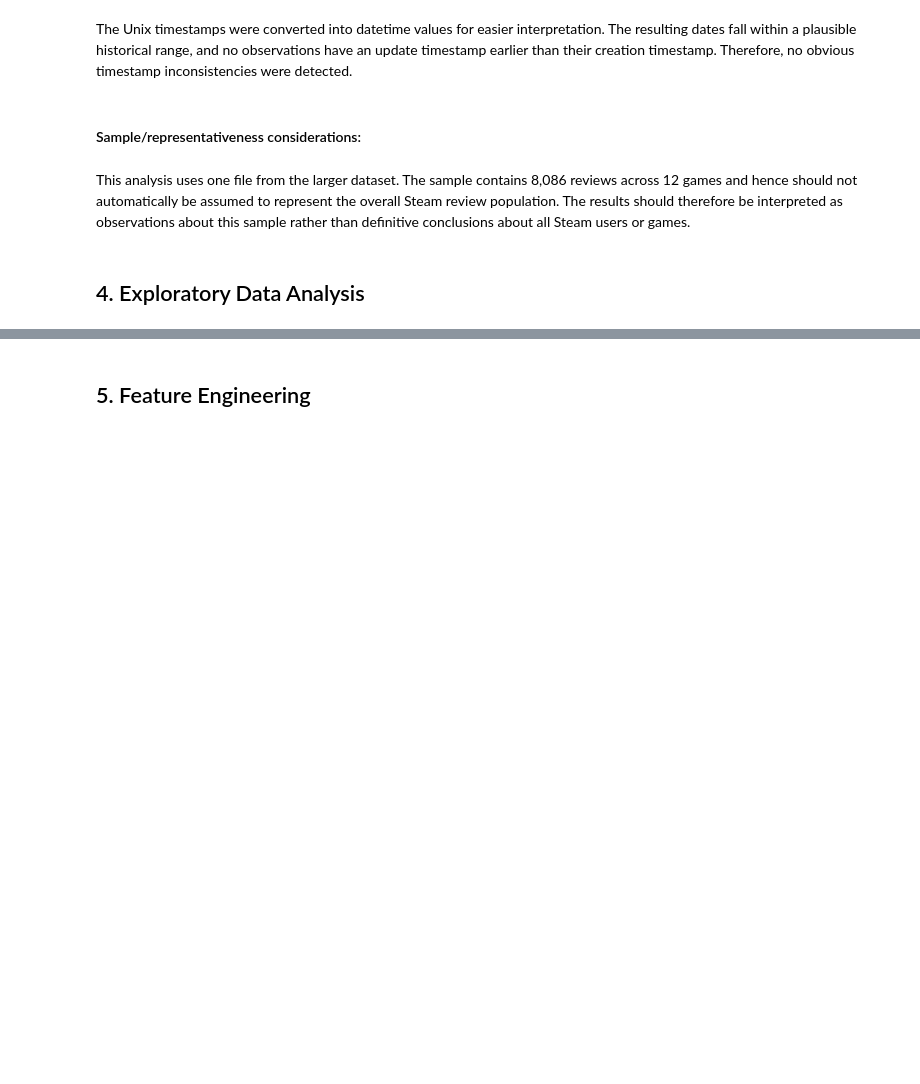
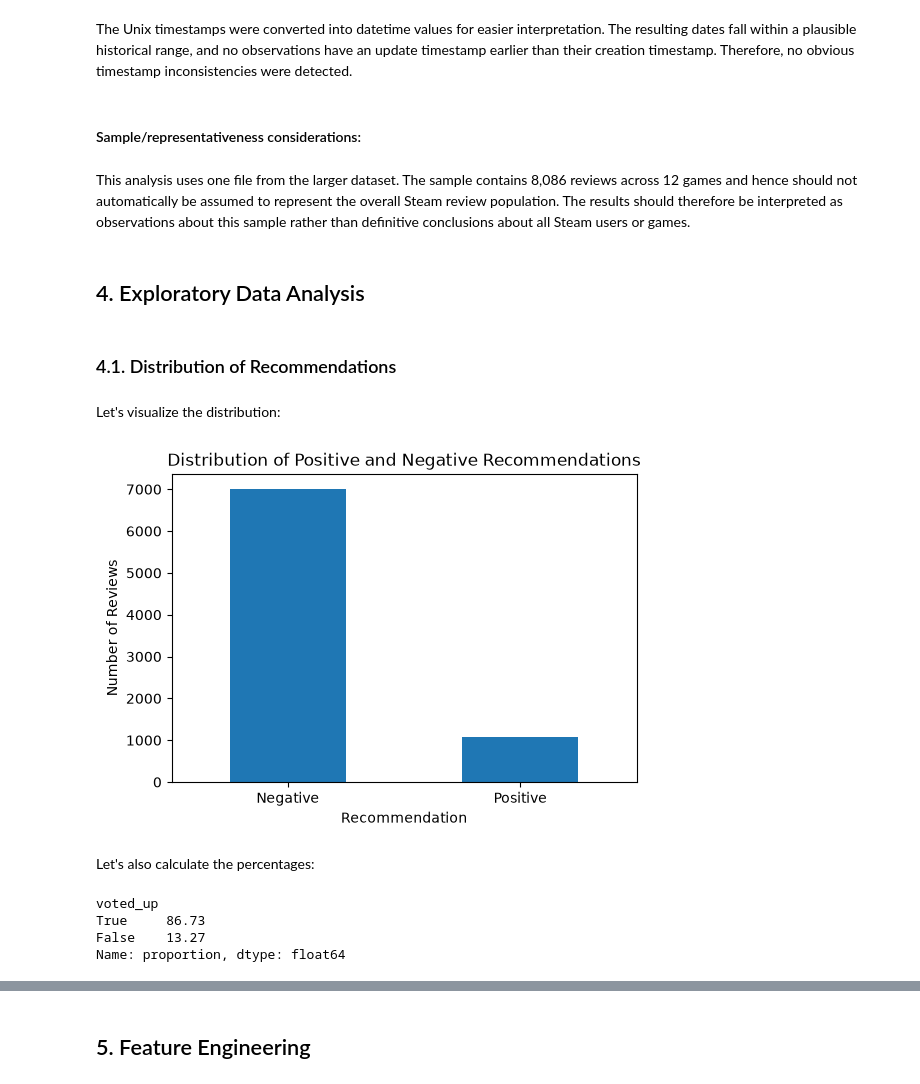
Before and after one commit to NamKhanh2006/steam-reviews-project, a Jupyter notebook: notebooks/steam_reviews_analysis.ipynb, the cells around one changed output, grey strips where cells are left out. Cells and saved outputs as stored; diff of their text form; code cells hidden in the pictures; blank space fills up the shorter version.

```diff
--- a/notebooks/steam_reviews_analysis.ipynb
+++ b/notebooks/steam_reviews_analysis.ipynb
@@ -448,3 +448,43 @@ The Unix timestamps were converted into datetime values for easier interpretatio
 This analysis uses one file from the larger dataset. The sample contains 8,086 reviews across 12 games and hence should not automatically be assumed to represent the overall Steam review population. The results should therefore be interpreted as observations about this sample rather than definitive conclusions about all Steam users or games.
 # %% [markdown]
 ## 4. Exploratory Data Analysis
+# %% [markdown]
+### 4.1. Distribution of Recommendations
+# %% [markdown]
+Let's visualize the distribution:
+# %%
+import matplotlib.pyplot as plt
+
+recommendation_counts = df["voted_up"].value_counts()
+
+plt.figure(figsize=(6, 4))
+recommendation_counts.plot(kind="bar")
+
+plt.title("Distribution of Positive and Negative Recommendations")
+plt.xlabel("Recommendation")
+plt.ylabel("Number of Reviews")
+plt.xticks(
+    ticks=[0, 1],
+    labels=["Negative", "Positive"],
+    rotation=0
+)
+
+plt.show()
+# %% [output]
+[figure, added]
+# %% [markdown]
+Let's also calculate the percentages:
+# %%
+recommendation_percentages = (
+    df["voted_up"]
+    .value_counts(normalize=True)
+    .mul(100)
+    .round(2)
+)
+
+recommendation_percentages
+# %% [output]
+voted_up
+True     86.73
+False    13.27
+Name: proportion, dtype: float64
```
Also changed, not shown: parts of 32 cells of this notebook.
